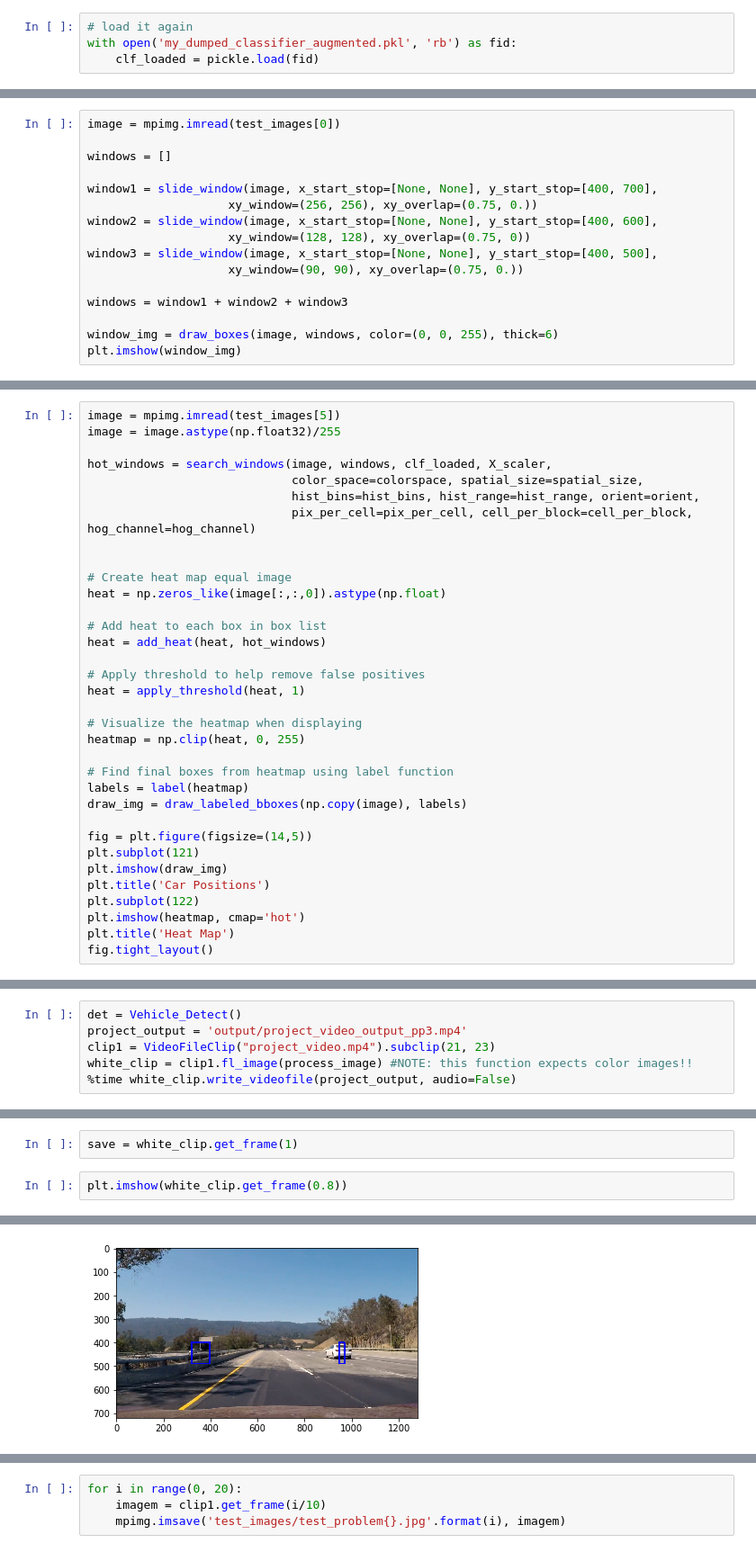
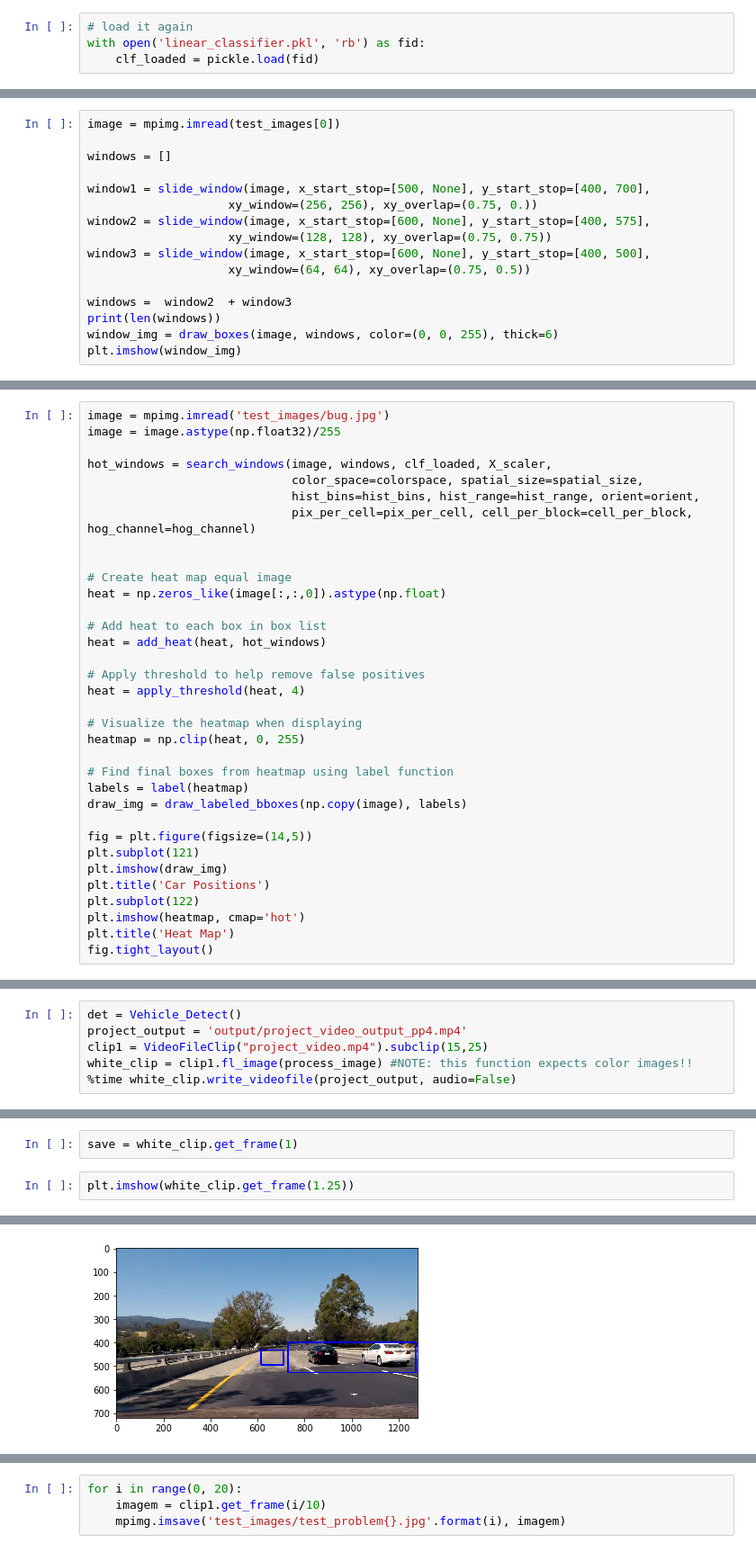
Before and after one commit to PedroHRPBS/CarND-Vehicle-Detection, a Jupyter notebook: Vehicle-Detection-project.ipynb, the cells around one changed output, grey strips where cells are left out. Shown at 90% size. Cells and saved outputs as stored; diff of their text form.

Commit message:
Tried some LinearSVC

```diff
--- a/Vehicle-Detection-project.ipynb
+++ b/Vehicle-Detection-project.ipynb
@@ -373,7 +387,7 @@ with open('my_dumped_classifier_augmented.pkl', 'wb') as fid:
 ### Load Classifier
 # %%
 # load it again
-with open('my_dumped_classifier_augmented.pkl', 'rb') as fid:
+with open('linear_classifier.pkl', 'rb') as fid:
     clf_loaded = pickle.load(fid)
 # %%
 # test loaded classifier
@@ -436,15 +452,15 @@ image = mpimg.imread(test_images[0])
 
 windows = []
 
-window1 = slide_window(image, x_start_stop=[None, None], y_start_stop=[400, 700],
+window1 = slide_window(image, x_start_stop=[500, None], y_start_stop=[400, 700],
                     xy_window=(256, 256), xy_overlap=(0.75, 0.))
-window2 = slide_window(image, x_start_stop=[None, None], y_start_stop=[400, 600],
-                    xy_window=(128, 128), xy_overlap=(0.75, 0))
-window3 = slide_window(image, x_start_stop=[None, None], y_start_stop=[400, 500],
-                    xy_window=(90, 90), xy_overlap=(0.75, 0.))
+window2 = slide_window(image, x_start_stop=[600, None], y_start_stop=[400, 575],
+                    xy_window=(128, 128), xy_overlap=(0.75, 0.75))
+window3 = slide_window(image, x_start_stop=[600, None], y_start_stop=[400, 500],
+                    xy_window=(64, 64), xy_overlap=(0.75, 0.5))
 
-windows = window1 + window2 + window3
-
+windows =  window2  + window3
+print(len(windows))
 window_img = draw_boxes(image, windows, color=(0, 0, 255), thick=6)
 plt.imshow(window_img)
 # %% [output]
@@ -562,7 +578,7 @@ def draw_labeled_bboxes(img, labels):
     # Return the image
     return img
 # %%
-image = mpimg.imread(test_images[5])
+image = mpimg.imread('test_images/bug.jpg')
 image = image.astype(np.float32)/255
 
 hot_windows = search_windows(image, windows, clf_loaded, X_scaler,
@@ -578,7 +594,7 @@ heat = np.zeros_like(image[:,:,0]).astype(np.float)
 heat = add_heat(heat, hot_windows)
 
 # Apply threshold to help remove false positives
-heat = apply_threshold(heat, 1)
+heat = apply_threshold(heat, 4)
 
 # Visualize the heatmap when displaying
 heatmap = np.clip(heat, 0, 255)
@@ -683,7 +702,7 @@ def process_image(image):
 # %%
 det = Vehicle_Detect()
-project_output = 'output/project_video_output_pp3.mp4'
-clip1 = VideoFileClip("project_video.mp4").subclip(21, 23)
+project_output = 'output/project_video_output_pp4.mp4'
+clip1 = VideoFileClip("project_video.mp4").subclip(15,25)
 white_clip = clip1.fl_image(process_image) #NOTE: this function expects color images!!
 %time white_clip.write_videofile(project_output, audio=False)
 # %% [output]
@@ -697,7 +716,7 @@ Wall time: 4min 17s
 # %%
 save = white_clip.get_frame(1)
 # %%
-plt.imshow(white_clip.get_frame(0.8))
+plt.imshow(white_clip.get_frame(1.25))
 # %% [output]
 <matplotlib.image.AxesImage at 0x...>
-[figure, old version]
+[figure, new version]
```
Also changed, not shown: parts of 20 cells of this notebook.
